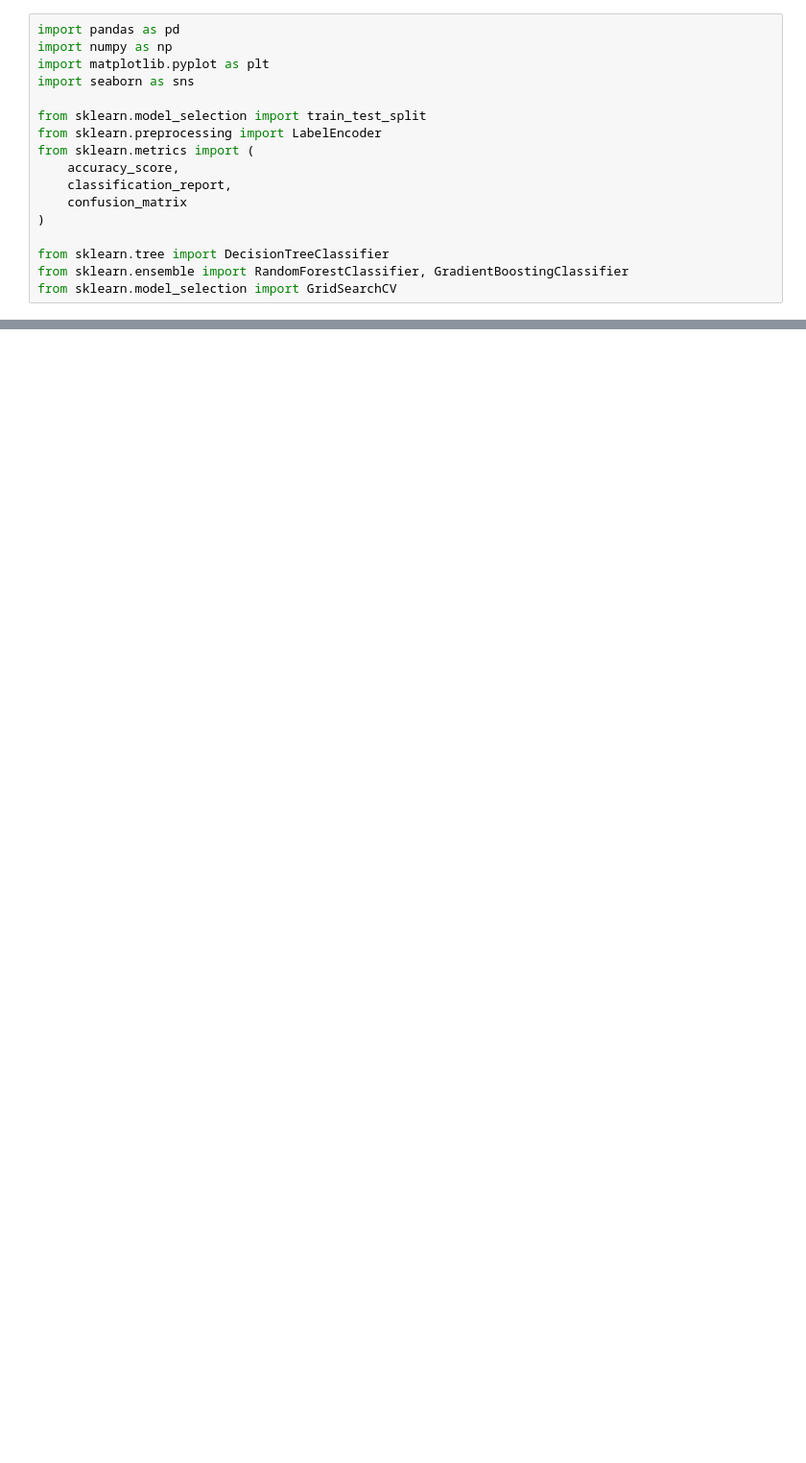
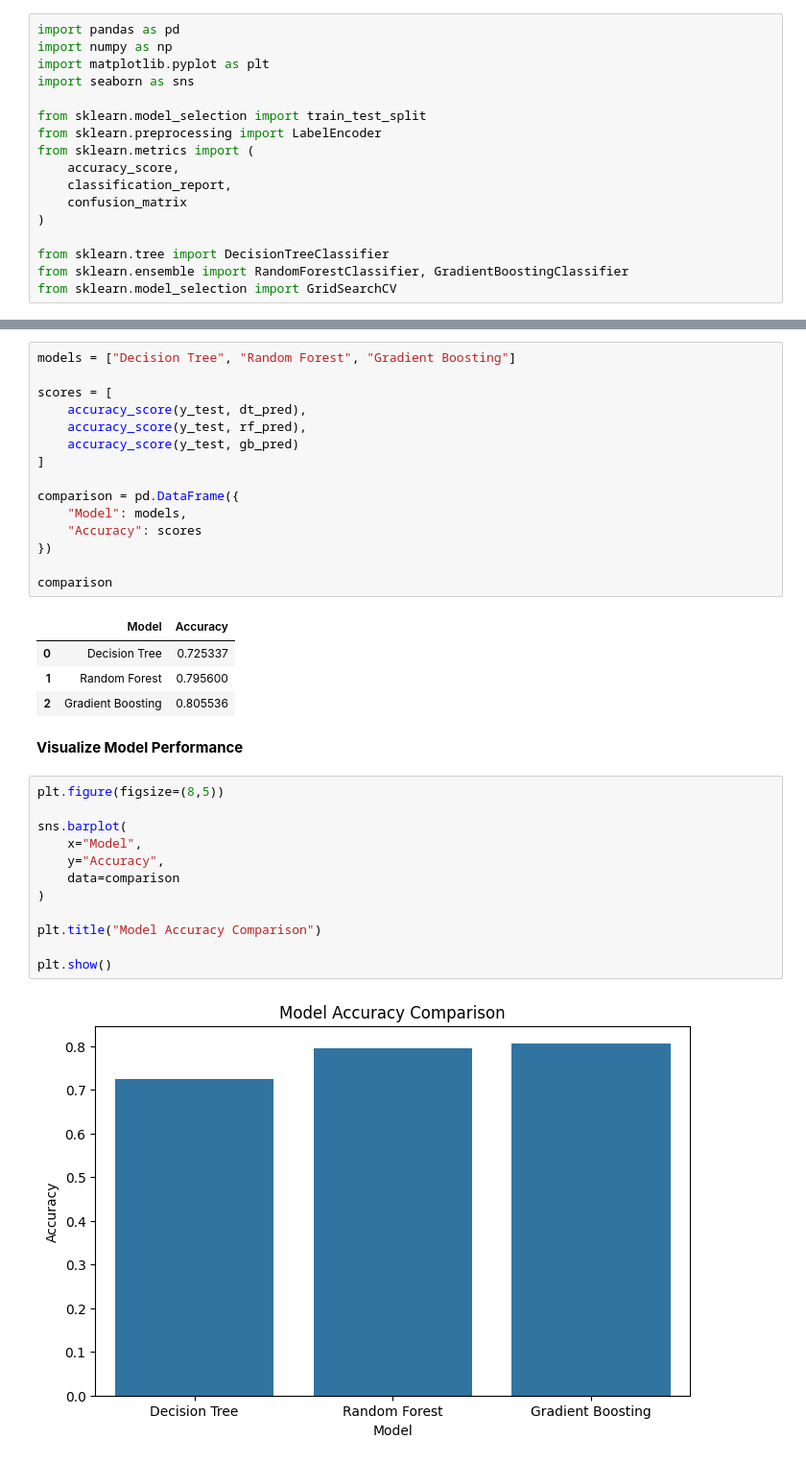
Before and after one commit to johnsparz/FlexisafTask1, a Jupyter notebook: FlexiSafTask1.ipynb, the cells around one changed output, grey strips where cells are left out. Shown at 96% size. Cells and saved outputs as stored; diff of their text form; blank space fills up the shorter version.

```diff
--- a/FlexiSafTask1.ipynb
+++ b/FlexiSafTask1.ipynb
@@ -26,0 +237,36 @@ df = pd.read_csv("  ")
+# %%
+models = ["Decision Tree", "Random Forest", "Gradient Boosting"]
+
+scores = [
+    accuracy_score(y_test, dt_pred),
+    accuracy_score(y_test, rf_pred),
+    accuracy_score(y_test, gb_pred)
+]
+
+comparison = pd.DataFrame({
+    "Model": models,
+    "Accuracy": scores
+})
+
+comparison
+# %% [output]
+|  | Model | Accuracy |
+| 0 | Decision Tree | 0.725337 |
+| 1 | Random Forest | 0.795600 |
+| 2 | Gradient Boosting | 0.805536 |
+# %% [markdown]
+**Visualize Model Performance**
+# %%
+plt.figure(figsize=(8,5))
+
+sns.barplot(
+    x="Model",
+    y="Accuracy",
+    data=comparison
+)
+
+plt.title("Model Accuracy Comparison")
+
+plt.show()
+# %% [output]
+[figure, added]
```
Also changed, not shown: parts of 33 cells of this notebook.
